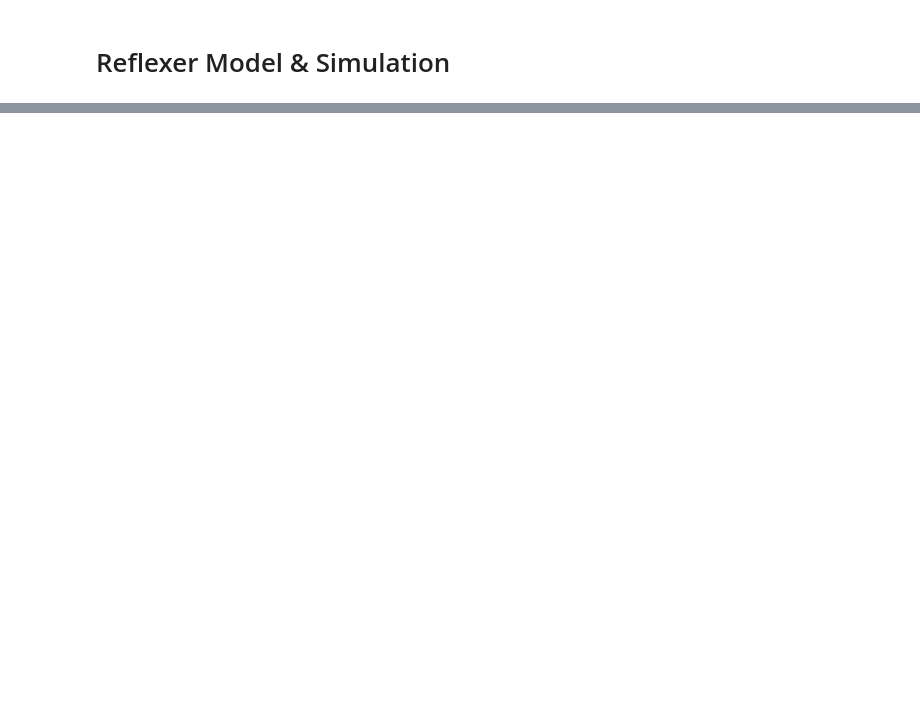
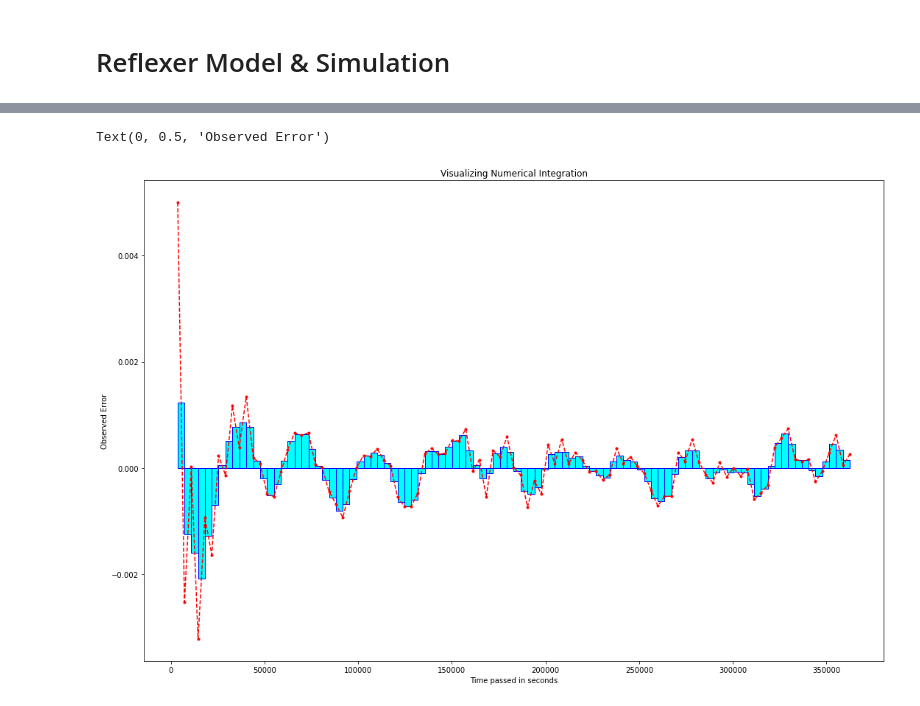
Before and after one commit to reflexer-labs/reflexer-digital-twin, a Jupyter notebook: notebook.ipynb, the cells around one changed output, grey strips where cells are left out. Drawn from its saved outputs; the diff is of its cells as text; code cells hidden in the pictures; blank space fills up the shorter version.

```diff
--- a/notebook.ipynb
+++ b/notebook.ipynb
@@ -49,0 +9,4 @@ Total execution time: 0.02s
+# %%
+data = run()
+S=data.substep.max()
+fdf = data[data.substep==S]
@@ -50,3 +31,6 @@ Total execution time: 0.02s
+# %%
+#df = fdf
+df=fdf[fdf.timestep<100]
 # %%
 import matplotlib.pyplot as plt
 
@@ -53,0 +51,4 @@ pd.options.plotting.backend = "plotly"
+# %%
+for c in FXcols:
+    print(c)
+    df[c]=df[c].apply(lambda x: float(x))
@@ -53,0 +68,4 @@ pd.options.plotting.backend = "plotly"
+# %%
+df['target_rate_hourly'] = df.target_rate*3600
+df['error_star_derivative_scaled'] = df.error_star_derivative*3600
+df['error_hat_derivative_scaled'] = df.error_star_derivative*3600
@@ -58,0 +78,33 @@ df.plot(kind='line', x='timestep', y=['target_rate', 'target_price', 'market_pri
+# %%
+from matplotlib.patches import Rectangle
+
+df['seconds'] = df.timedelta.cumsum()
+
+
+x=df.seconds.values
+y=df.error_star.values
+h=(df.error_star.shift(periods=-1)+df.error_star)/2
+w=df.timedelta.values
+
+plt.figure(figsize=(18, 12))
+plt.plot(x,y , marker='.',linestyle='--', color='r')
+
+ax = plt.gca()
+
+for p in range(len(x)-1):
+    ax.add_patch(
+        Rectangle(
+        (x[p], 0),
+        w[p+1],
+        h[p+1],
+        edgecolor = 'blue',
+        facecolor = 'cyan',
+        fill=True
+     ) )
+
+plt.title('Visualizing Numerical Integration')
+plt.xlabel('Time passed in seconds')
+plt.ylabel('Observed Error')
+# %% [output]
+Text(0, 0.5, 'Observed Error')
+[figure, added]
```
Also changed, not shown: parts of 9 cells of this notebook, 7 other files.
